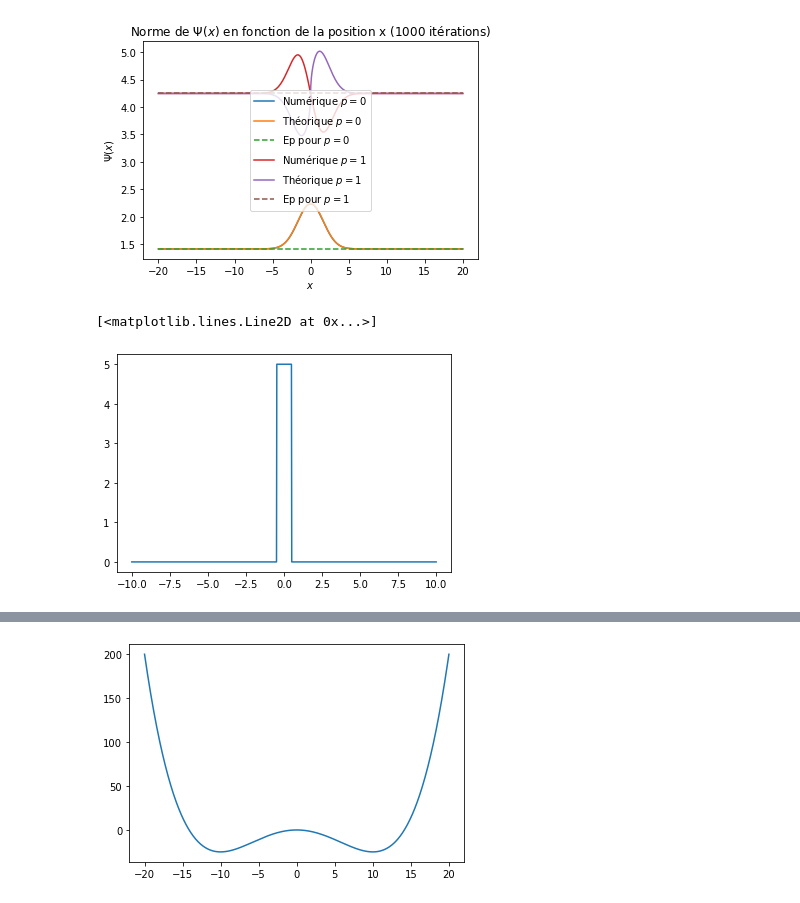
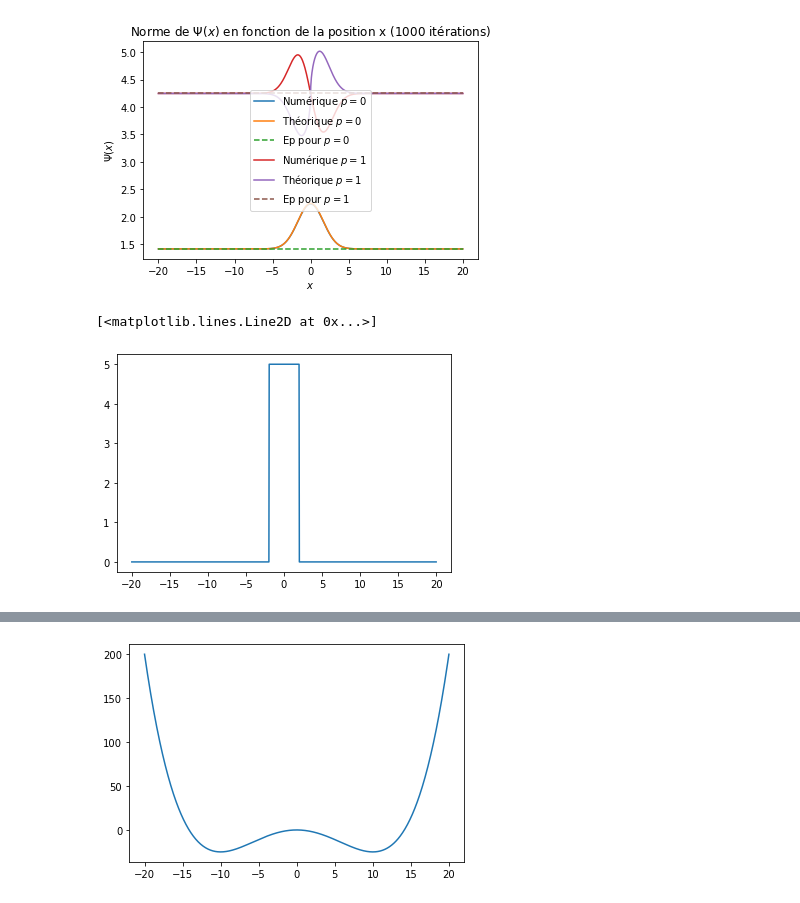
Before and after one commit to lucasboistay/shrodinger_simulation, a Jupyter notebook: arthur.ipynb, the cells around one changed output, grey strips where cells are left out. Drawn from its saved outputs; the diff is of its cells as text; code cells hidden in the pictures.

```diff
--- a/arthur.ipynb
+++ b/arthur.ipynb
@@ -193,7 +193,7 @@ V3 = np.zeros(N)
 energie_p = 5
 energie = energie_p*0.99
 alpha = np.sqrt(2*(energie_p-energie))
-length = 50
+length = 100
 
 #Définition du potentiel
 for i in range(N):
@@ -207,33 +207,33 @@ def psi_theo_barriere(p):
     #Constantes
     k = np.sqrt(2*masse*energie/(hbarre**2))
     K = np.cosh(alpha*length)-1j*(k**2-alpha**2)/(2*k*alpha)*np.sinh(alpha*length)
 
     #Constantes d'intégration
     A = 1
     F = A*np.exp(-1j*k*length)/K
     D = (-1j*A*k+alpha*A)/(2*alpha*np.exp(-alpha*length)*K)
     C = (A/K)-D*np.exp(-alpha*length)/(np.exp(alpha*length))
     B = C+D-A
 
     #Calcul des fonctions d'onde
     for i in range(N):
         #Avant la barrière
         if i<(N/2-length/2):
             psi_theo[i] = A*np.exp(1j*k*x[i]) + B*np.exp(-1j*k*x[i])
 
         #Dans la barrière
         elif i<(N/2+length/2):
             psi_theo[i] = C*np.exp(alpha*x[i]) + D*np.exp(-alpha*x[i])
 
         #Après la barrière
         else:
             psi_theo[i] = -F*np.exp(1j*k*x[i])
 
     return np.real(psi_theo)
 
 plt.plot(x,V3)
 # %% [output]
 [<matplotlib.lines.Line2D at 0x...>]
-[figure, old version]
+[figure, new version]
 # %%
 w,v = get_psi(V3)
```
Also changed, not shown: parts of 2 cells of this notebook, 10 other files.
